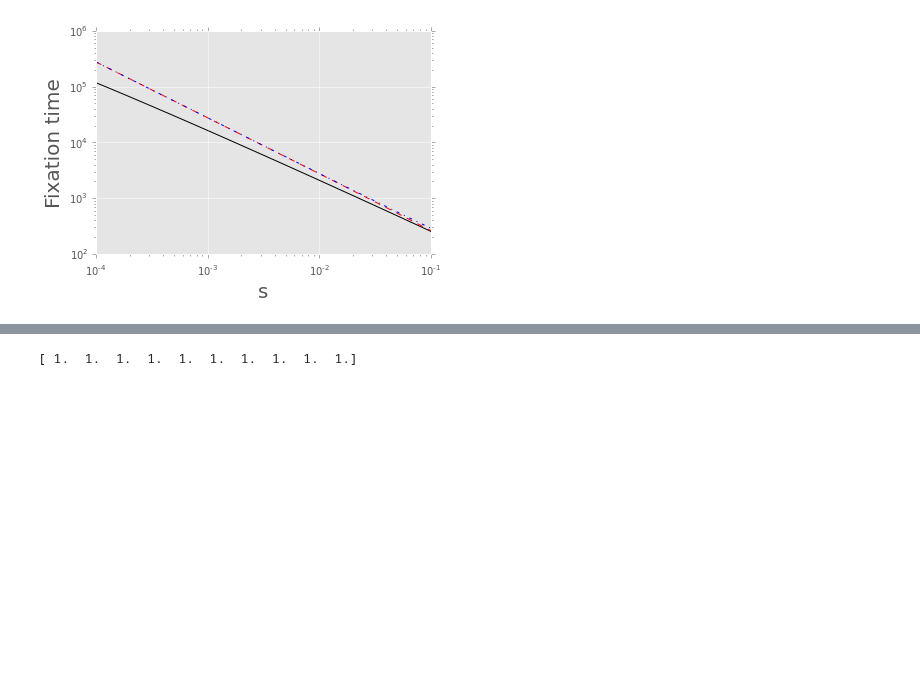
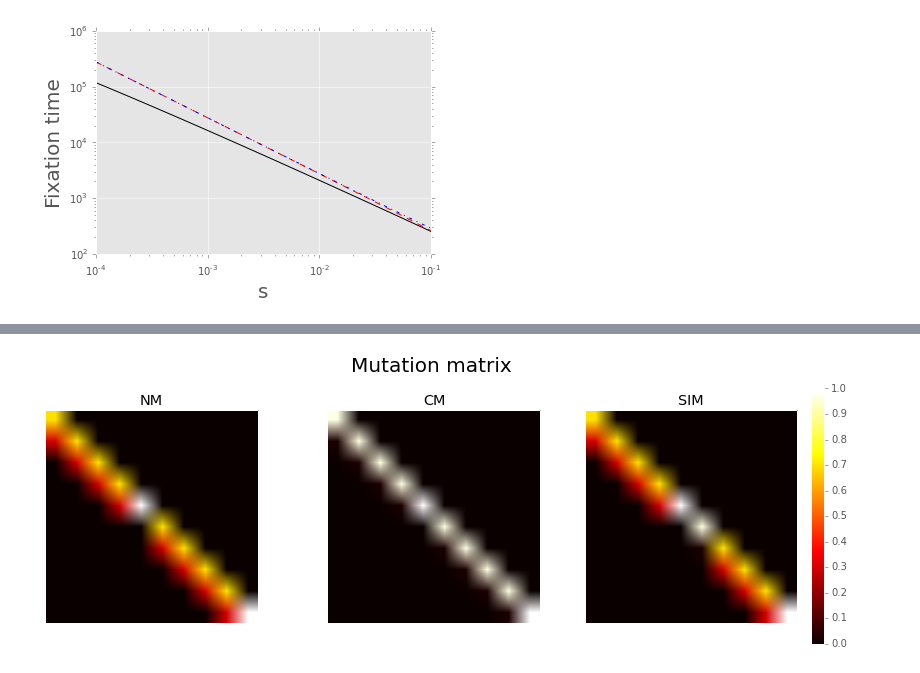
Before and after one commit to yoavram/mamba, a Jupyter notebook: simarba/analysis/adaptation time.ipynb, the cells around one changed output, grey strips where cells are left out. Cells and saved outputs as stored; diff of their text form; code cells hidden in the pictures; blank space fills up the shorter version.

```diff
--- a/simarba/analysis/adaptation time.ipynb
+++ b/simarba/analysis/adaptation time.ipynb
@@ -226,12 +233,22 @@ print S.diagonal()
 # %%
-pi = 1
-Ma = diag(U + (tau - 1) * U * (S.diagonal()[:G-1] <= pi), -1)
-MA = diag(U + (tau - 1) * U * (S.diagonal()[G:-1] <= pi), -1)
-M = array(bmat([[Ma,zeros((G,G))],[zeros((G,G)),MA]]))
-M = diag(1.0 - M.sum(axis=0)) + M
-print M.sum(axis=0)
+U,tau = 0.03,10
+fig, axes = subplots(1,3, figsize=(12,4))
+titles = ["NM","CM","SIM"]
+for i,pi in enumerate((1000,0,1)):
+    Ma = diag(U + (tau - 1) * U * (S.diagonal()[:G-1] <= pi), -1)
+    MA = diag(U + (tau - 1) * U * (S.diagonal()[G:-1] <= pi), -1)
+    M = array(bmat([[Ma,zeros((G,G))],[zeros((G,G)),MA]]))
+    M = diag(1.0 - M.sum(axis=0)) + M
+    assert all(M.sum(axis=0) == 1)
+    cax = axes[i].imshow(M, cmap='hot')
+    axes[i].set_xticks([])
+    axes[i].set_yticks([])
+    axes[i].set_title(titles[i])
+colorbar(mappable=cax, ax=axes[-1], shrink=1.2)
+fig.text(0.4, 1, 'Mutation matrix', fontsize=20)
+fig.tight_layout()
 # %% [output]
-[ 1.  1.  1.  1.  1.  1.  1.  1.  1.  1.]
+[figure, added]
 # %%
 def simulate_fixation_mut_load(sd,sb,U,N,x,G,pi,tau,PLOT=False):
     assert 0 <= sd <= 1
```
Also changed, not shown: parts of 19 cells of this notebook.
